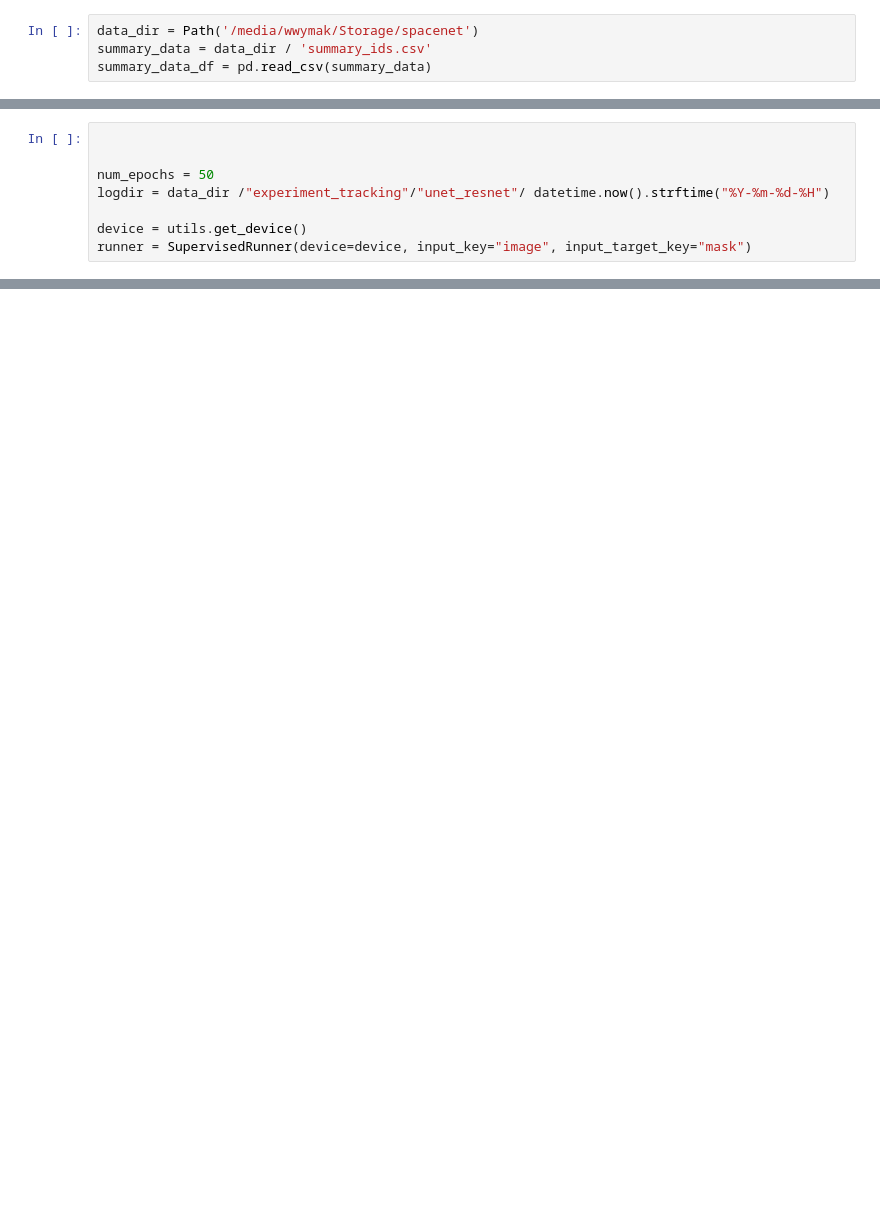
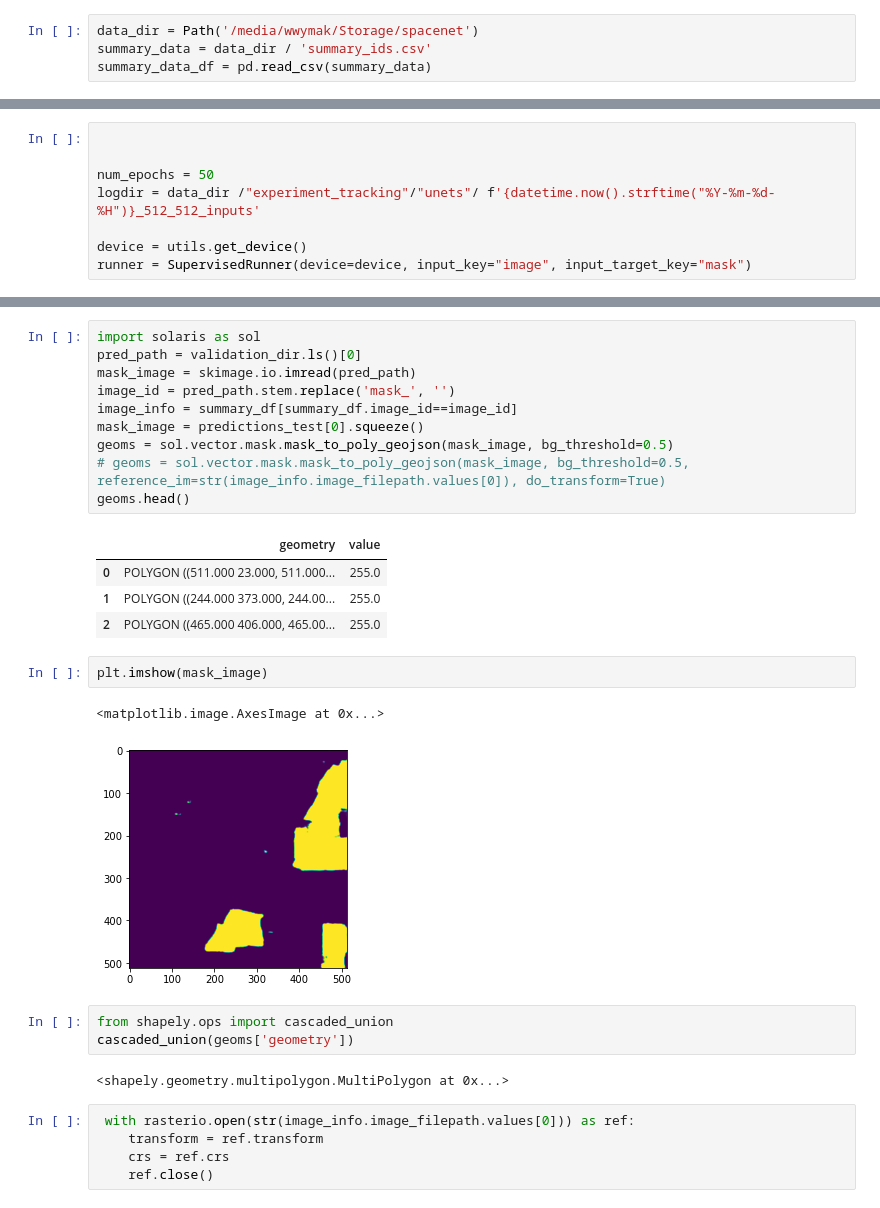
Before and after one commit to wwymak/satellite-segmentation-e2e, a Jupyter notebook: modelling/test_training_catalyst.ipynb, the cells around one changed output, grey strips where cells are left out. Saved outputs shown, nothing was run; the diff lists cells and outputs as text; blank space fills up the shorter version.

```diff
--- a/modelling/test_training_catalyst.ipynb
+++ b/modelling/test_training_catalyst.ipynb
@@ -97,7 +116,7 @@ datetime.now().strftime("%Y-%m-%d-%H")
 
 
 num_epochs = 50
-logdir = data_dir /"experiment_tracking"/"unet_resnet"/ datetime.now().strftime("%Y-%m-%d-%H")
+logdir = data_dir /"experiment_tracking"/"unets"/ f'{datetime.now().strftime("%Y-%m-%d-%H")}_512_512_inputs'
 
 device = utils.get_device()
 runner = SupervisedRunner(device=device, input_key="image", input_target_key="mask")
@@ -234,0 +337,30 @@ plt.tight_layout()
+# %%
+import solaris as sol
+pred_path = validation_dir.ls()[0]
+mask_image = skimage.io.imread(pred_path)
+image_id = pred_path.stem.replace('mask_', '')
+image_info = summary_df[summary_df.image_id==image_id]
+mask_image = predictions_test[0].squeeze()
+geoms = sol.vector.mask.mask_to_poly_geojson(mask_image, bg_threshold=0.5)
+# geoms = sol.vector.mask.mask_to_poly_geojson(mask_image, bg_threshold=0.5, reference_im=str(image_info.image_filepath.values[0]), do_transform=True)
+geoms.head()
+# %% [output]
+|  | geometry | value |
+| 0 | POLYGON ((511.000 23.000, 511.000... | 255.0 |
+| 1 | POLYGON ((244.000 373.000, 244.00... | 255.0 |
+| 2 | POLYGON ((465.000 406.000, 465.00... | 255.0 |
+# %%
+plt.imshow(mask_image)
+# %% [output]
+<matplotlib.image.AxesImage at 0x...>
+[figure, added]
+# %%
+from shapely.ops import cascaded_union
+cascaded_union(geoms['geometry'])
+# %% [output]
+<shapely.geometry.multipolygon.MultiPolygon at 0x...>
+# %%
+ with rasterio.open(str(image_info.image_filepath.values[0])) as ref:
+    transform = ref.transform
+    crs = ref.crs
+    ref.close()
```
Also changed, not shown: parts of 24 cells of this notebook, 2 other files.
